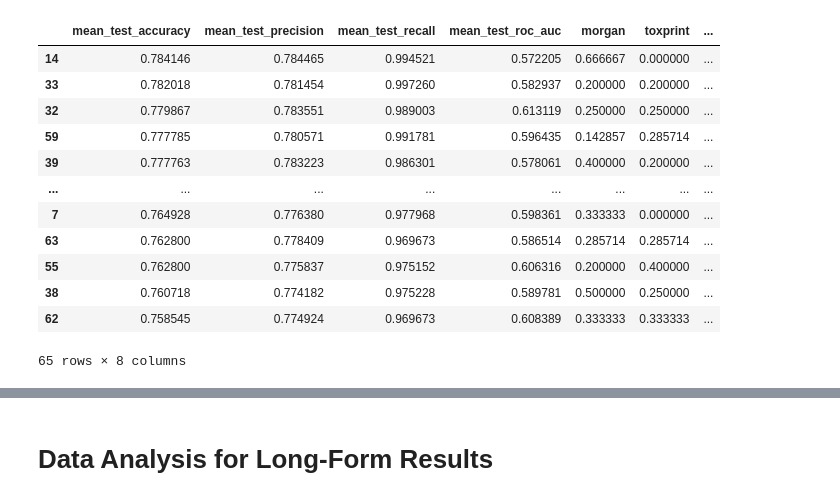
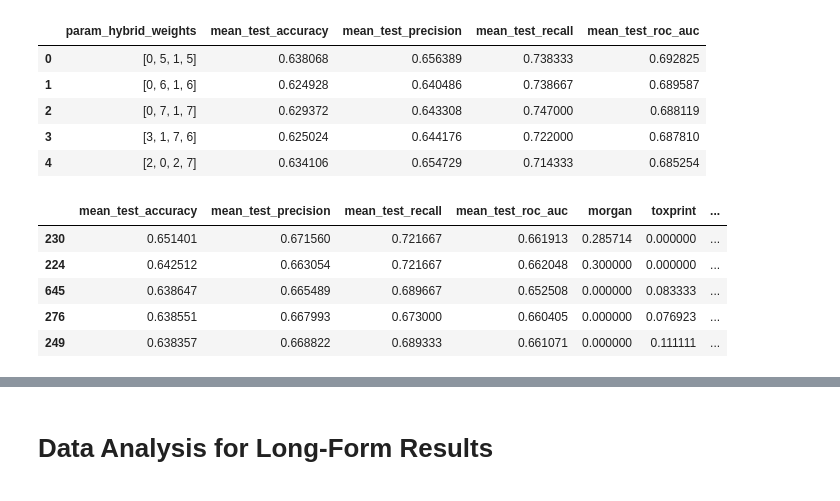
Before and after one commit to patlewig/genra-hybrid, a Jupyter notebook: notebooks/03-ajl-data_analysis.ipynb, the cells around one changed output, grey strips where cells are left out. Cells and saved outputs as stored; diff of their text form; code cells hidden in the pictures.

```diff
--- a/notebooks/03-ajl-data_analysis.ipynb
+++ b/notebooks/03-ajl-data_analysis.ipynb
@@ -40,0 +3,5 @@ df = df[["param_hybrid_weights", "mean_test_accuracy","mean_test_precision","mea
+# %%
+import pandas as pd
+
+df = pd.read_csv("../references/four_print_results/quick_results(testes)0-7.csv")
+df.head()
@@ -41,3 +15,14 @@ df = df[["param_hybrid_weights", "mean_test_accuracy","mean_test_precision","mea
+# %%
+#Weights saved as a string for the CSV, so we will fix this
+df["param_hybrid_weights"] = [ [int(df["param_hybrid_weights"][i][1]), int(df["param_hybrid_weights"][i][4]), int(df["param_hybrid_weights"][i][7]), int(df["param_hybrid_weights"][i][10])] for i in range(0, len(df["param_hybrid_weights"]))]
+df.head()
+# %% [output]
+|  | param_hybrid_weights | mean_test_accuracy | mean_test_precision | mean_test_recall | mean_test_roc_auc |
+| 0 | [0, 5, 1, 5] | 0.638068 | 0.656389 | 0.738333 | 0.692825 |
+| 1 | [0, 6, 1, 6] | 0.624928 | 0.640486 | 0.738667 | 0.689587 |
+| 2 | [0, 7, 1, 7] | 0.629372 | 0.643308 | 0.747000 | 0.688119 |
+| 3 | [3, 1, 7, 6] | 0.625024 | 0.644176 | 0.722000 | 0.687810 |
+| 4 | [2, 0, 2, 7] | 0.634106 | 0.654729 | 0.714333 | 0.685254 |
 # %%
 #Calculate percentage contributions from the weights, as these are often more intuitive
 morgan_weight = [df["param_hybrid_weights"][i][1] for i in range(0,len(df["param_hybrid_weights"]))]
@@ -52,18 +37,11 @@ df["toxcast"] = [toxcast_weight[i]/sum(df["param_hybrid_weights"][i]) for i in r
 # %%
 df = df.sort_values("mean_test_accuracy", ascending = False).drop(columns = {"param_hybrid_weights"})
 # %%
-df
+df.head()
 # %% [output]
 |  | mean_test_accuracy | mean_test_precision | mean_test_recall | mean_test_roc_auc | morgan | toxprint | ... |
-| 14 | 0.784146 | 0.784465 | 0.994521 | 0.572205 | 0.666667 | 0.000000 | ... |
-| 33 | 0.782018 | 0.781454 | 0.997260 | 0.582937 | 0.200000 | 0.200000 | ... |
-| 32 | 0.779867 | 0.783551 | 0.989003 | 0.613119 | 0.250000 | 0.250000 | ... |
-| 59 | 0.777785 | 0.780571 | 0.991781 | 0.596435 | 0.142857 | 0.285714 | ... |
-| 39 | 0.777763 | 0.783223 | 0.986301 | 0.578061 | 0.400000 | 0.200000 | ... |
-| ... | ... | ... | ... | ... | ... | ... | ... |
-| 7 | 0.764928 | 0.776380 | 0.977968 | 0.598361 | 0.333333 | 0.000000 | ... |
-| 63 | 0.762800 | 0.778409 | 0.969673 | 0.586514 | 0.285714 | 0.285714 | ... |
-| 55 | 0.762800 | 0.775837 | 0.975152 | 0.606316 | 0.200000 | 0.400000 | ... |
-| 38 | 0.760718 | 0.774182 | 0.975228 | 0.589781 | 0.500000 | 0.250000 | ... |
-| 62 | 0.758545 | 0.774924 | 0.969673 | 0.608389 | 0.333333 | 0.333333 | ... |
+| 230 | 0.651401 | 0.671560 | 0.721667 | 0.661913 | 0.285714 | 0.000000 | ... |
+| 224 | 0.642512 | 0.663054 | 0.721667 | 0.662048 | 0.300000 | 0.000000 | ... |
+| 645 | 0.638647 | 0.665489 | 0.689667 | 0.652508 | 0.000000 | 0.083333 | ... |
+| 276 | 0.638551 | 0.667993 | 0.673000 | 0.660405 | 0.000000 | 0.076923 | ... |
+| 249 | 0.638357 | 0.668822 | 0.689333 | 0.661071 | 0.000000 | 0.111111 | ... |
-65 rows × 8 columns
```
Also changed, not shown: parts of 13 cells of this notebook.
